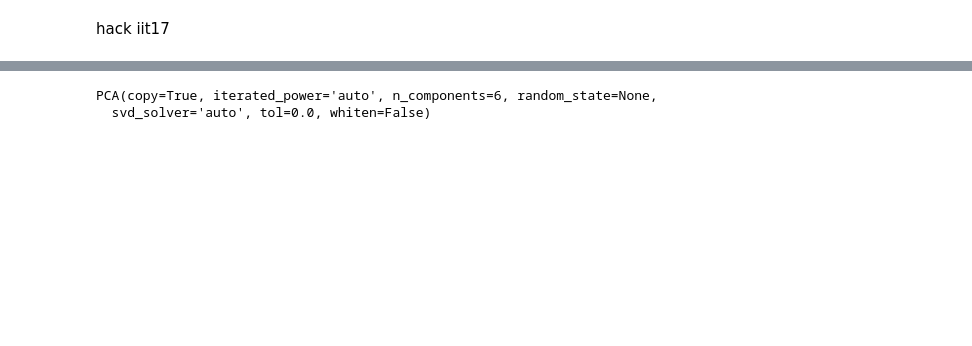
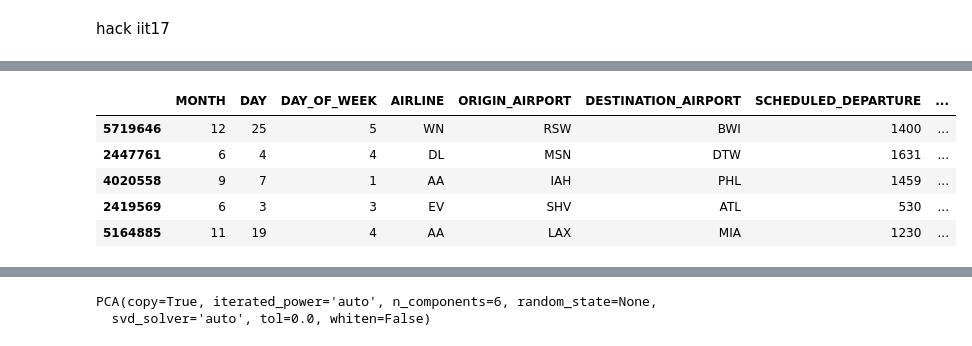
Before and after one commit to GSephriothTeam/ScarletHack, a Jupyter notebook: 17111112.ipynb, the cells around one changed output, grey strips where cells are left out. Drawn from its saved outputs; the diff is of its cells as text; code cells hidden in the pictures; blank space fills up the shorter version.

```diff
--- a/17111112.ipynb
+++ b/17111112.ipynb
@@ -19,6 +37,14 @@ df.head(5)
 # %%
 # drop the columns that not related
-df_n=df.drop(df.columns[[0,5,6,12,13,14,15,16,18,19,23,24,25,26,27,28,29,30]], axis=1, inplace=False)
+sample_n=sample.drop(sample.columns[[0,5,6,11,12,13,14,15,16,18,19,22,23,24,25,26,27,28,29,30]], axis=1, inplace=False)
+sample_n.head(5)
+# %% [output]
+|  | MONTH | DAY | DAY_OF_WEEK | AIRLINE | ORIGIN_AIRPORT | DESTINATION_AIRPORT | SCHEDULED_DEPARTURE | ... |
+| 5719646 | 12 | 25 | 5 | WN | RSW | BWI | 1400 | ... |
+| 2447761 | 6 | 4 | 4 | DL | MSN | DTW | 1631 | ... |
+| 4020558 | 9 | 7 | 1 | AA | IAH | PHL | 1459 | ... |
+| 2419569 | 6 | 3 | 3 | EV | SHV | ATL | 530 | ... |
+| 5164885 | 11 | 19 | 4 | AA | LAX | MIA | 1230 | ... |
 # %%
 # replace the airline information with numbers in map x
 df_al = pd.read_csv('airlines.csv')
```
Also changed, not shown: parts of 11 cells of this notebook.
